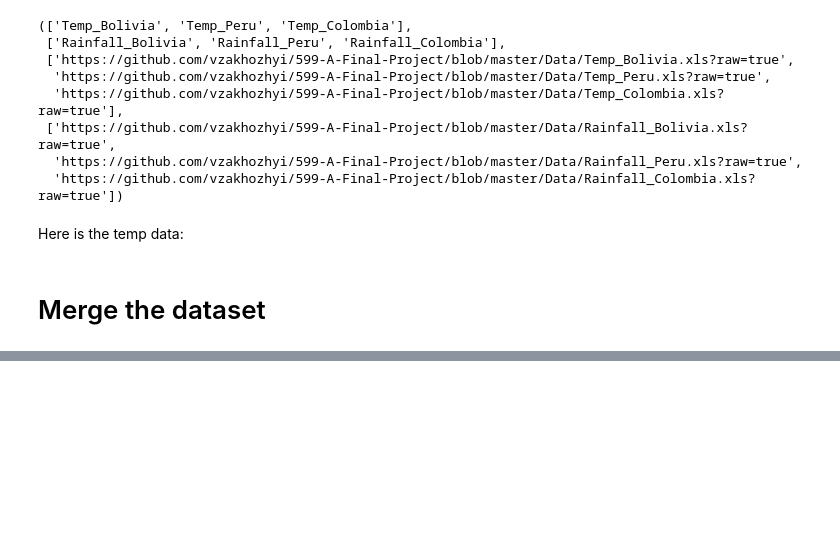
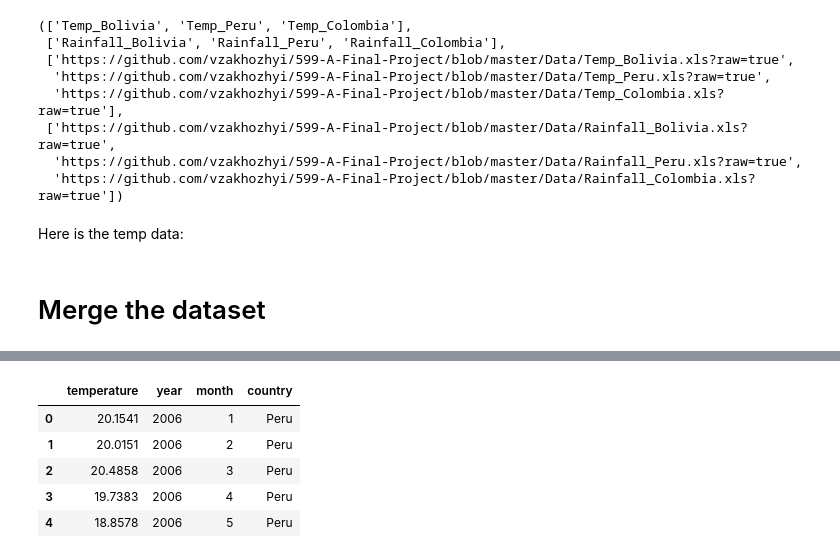
Before and after one commit to vzakhozhyi/599-A-Final-Project, a Jupyter notebook: Test-Haotian Bu Copy.ipynb, the cells around one changed output, grey strips where cells are left out. Cells and saved outputs as stored; diff of their text form; code cells hidden in the pictures; blank space fills up the shorter version.

```diff
--- a/Test-Haotian Bu Copy.ipynb
+++ b/Test-Haotian Bu Copy.ipynb
@@ -216,0 +235,9 @@ Here is the temp data:
+# %%
+TempFinal.head()
+# %% [output]
+|  | temperature | year | month | country |
+| 0 | 20.1541 | 2006 | 1 | Peru |
+| 1 | 20.0151 | 2006 | 2 | Peru |
+| 2 | 20.4858 | 2006 | 3 | Peru |
+| 3 | 19.7383 | 2006 | 4 | Peru |
+| 4 | 18.8578 | 2006 | 5 | Peru |
```
Also changed, not shown: parts of 7 cells of this notebook.
